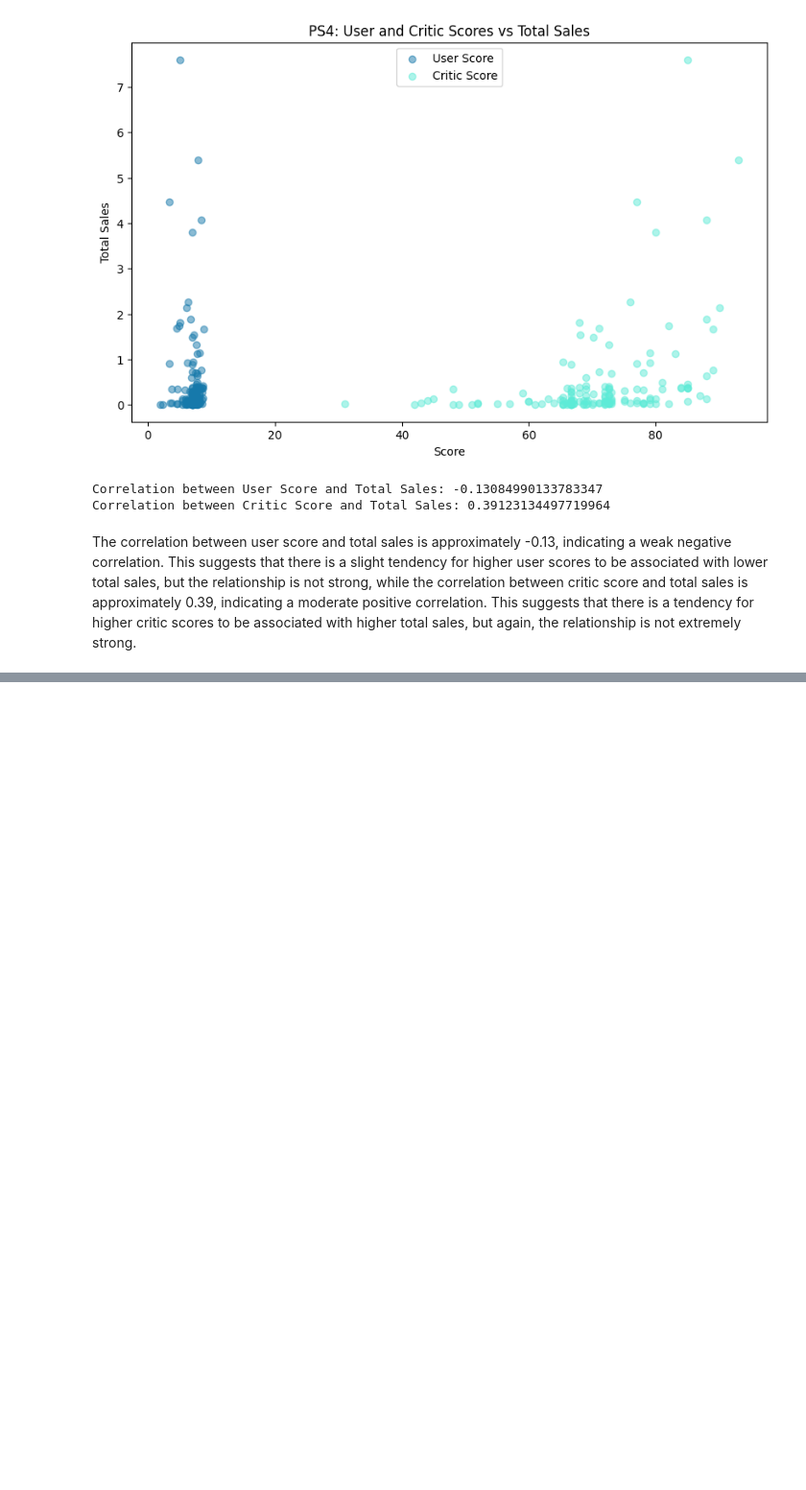
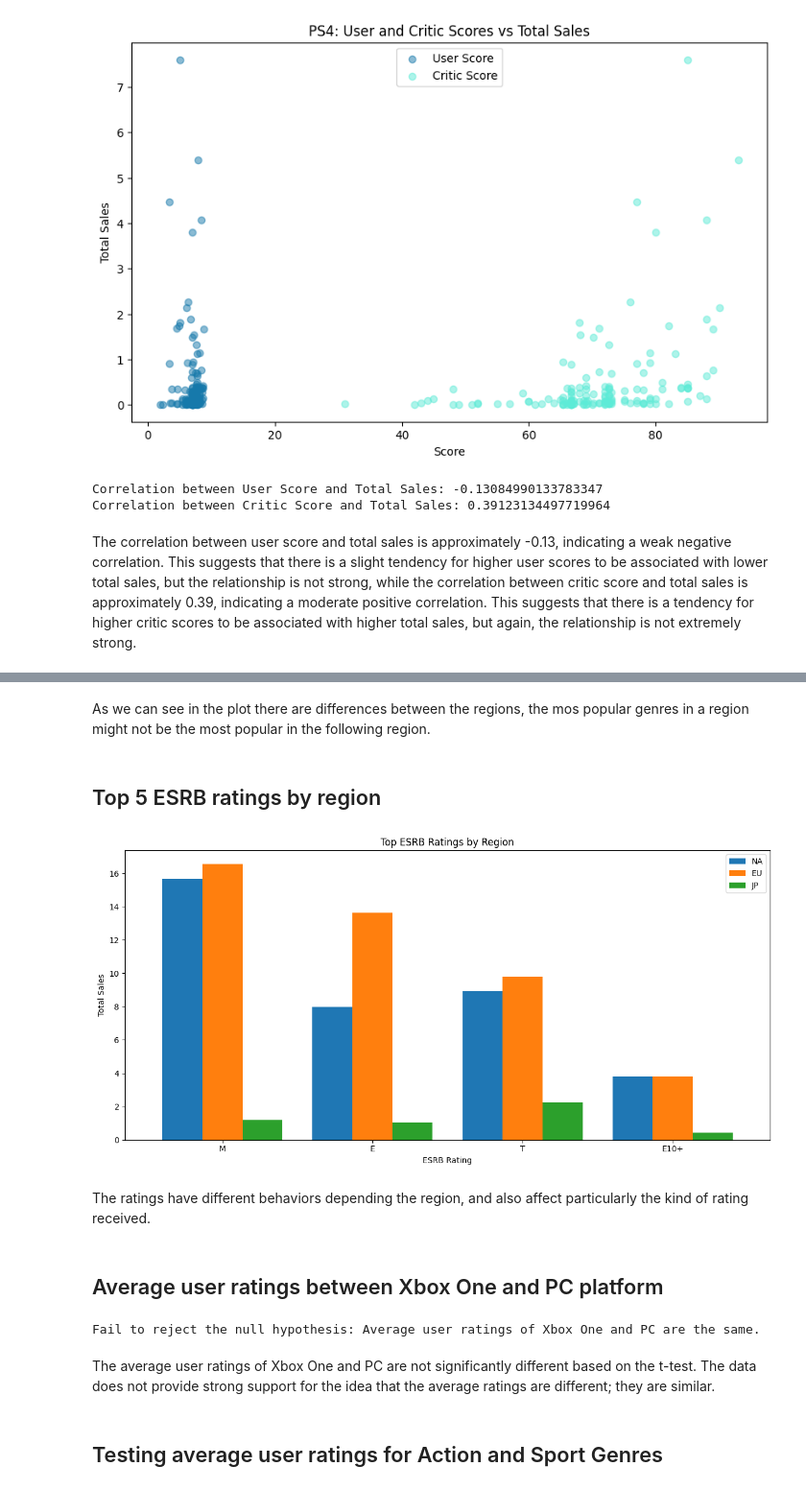
Before and after one commit to rperdomog/games_project, a Jupyter notebook: notebooks/EDA.ipynb, the cells around one changed output, grey strips where cells are left out. Shown: that part at 96% size. Drawn from its saved outputs; the diff is of its cells as text; code cells hidden in the pictures; blank space fills up the shorter version.

```diff
--- a/notebooks/EDA.ipynb
+++ b/notebooks/EDA.ipynb
@@ -529,0 +621,50 @@ The correlation between user score and total sales is approximately -0.13, indic
+# %% [markdown]
+As we can see in the plot there are differences between the regions, the mos popular genres in a region might not be the most popular in the following region.
+# %% [markdown]
+## Top 5 ESRB ratings by region
+# %%
+# Top 5 ESRB ratings by region
+top_ratings = df.groupby('rating')[['na_sales', 'eu_sales', 'jp_sales']].sum()
+top_ratings['total_sales'] = top_ratings.sum(axis=1)
+top_ratings = top_ratings.sort_values('total_sales', ascending=False).head(5)
+
+# Plotting the top ESRB ratings by region
+ax = top_ratings[['na_sales', 'eu_sales', 'jp_sales']].plot(kind='bar', figsize=(12, 6), width=0.8)
+
+# Customizing the plot
+plt.title('Top ESRB Ratings by Region')
+plt.xlabel('ESRB Rating')
+plt.ylabel('Total Sales')
+plt.xticks(rotation=0)
+plt.legend(['NA', 'EU', 'JP'])
+
+plt.tight_layout()
+plt.show()
+# %% [output]
+[figure, added]
+# %% [markdown]
+The ratings have different behaviors depending the region, and also affect particularly the kind of rating received.
+# %% [markdown]
+## Average user ratings between Xbox One and PC platform
+# %%
+# Separate the data for Xbox One and PC
+xbox_one_scores = df[df['platform'] == 'Xbox One']['user_score']
+pc_scores = df[df['platform'] == 'PC']['user_score']
+
+# Perform t-test
+t_statistic, p_value = ttest_ind(xbox_one_scores, pc_scores, nan_policy='omit')
+
+# Define significance level
+alpha = 0.05
+
+# Print results
+if p_value < alpha:
+    print("Reject the null hypothesis: Average user ratings of Xbox One and PC are different.")
+else:
+    print("Fail to reject the null hypothesis: Average user ratings of Xbox One and PC are the same.")
+# %% [output]
+Fail to reject the null hypothesis: Average user ratings of Xbox One and PC are the same.
+# %% [markdown]
+The average user ratings of Xbox One and PC are not significantly different based on the t-test. The data does not provide strong support for the idea that the average ratings are different; they are similar.
+# %% [markdown]
+## Testing average user ratings for Action and Sport Genres
```
Also changed, not shown: parts of 14 cells of this notebook, 1 other file.
